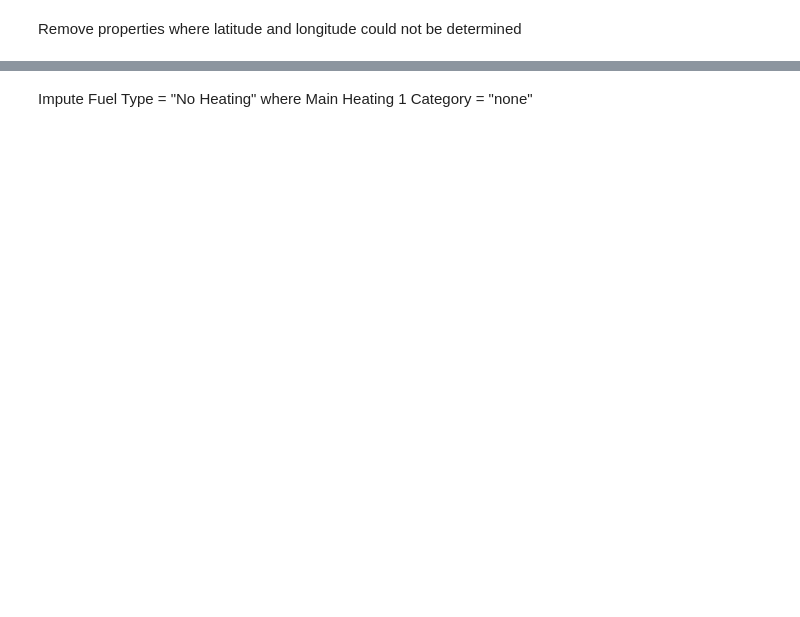
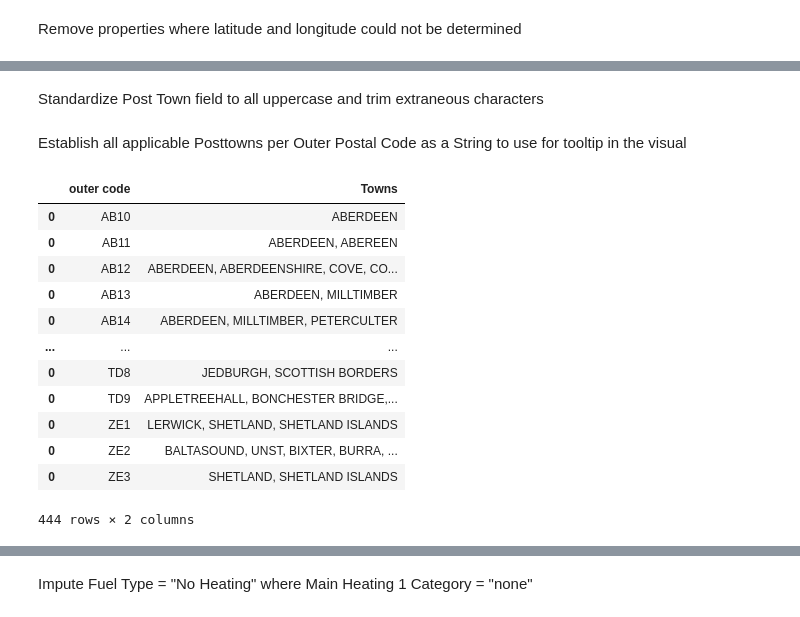
Before and after one commit to DaveGuenther/Energy-Efficiency-of-Dwellings-in-Scotland, a Jupyter notebook: preprocessing.ipynb, the cells around one changed output, grey strips where cells are left out. Saved outputs shown, nothing was run; the diff lists cells and outputs as text; code cells hidden in the pictures; blank space fills up the shorter version.

```diff
--- a/preprocessing.ipynb
+++ b/preprocessing.ipynb
@@ -219,0 +226,13 @@ Total Rows dropped where location data could not be determined: 3881
+# %%
+df_epc_reports['Address'] = df_epc_reports['Address'].str.upper()
+# %% [markdown]
+Standardize Post Town field to all uppercase and trim extraneous characters
+# %%
+df_epc_reports['POST_TOWN'] = df_epc_reports['POST_TOWN'].str.lower()
+df_epc_reports['POST_TOWN'] = df_epc_reports['POST_TOWN'].str.upper()
+# %%
+df_epc_reports['POST_TOWN'] = df_epc_reports['POST_TOWN'].str.strip()
+df_epc_reports['POST_TOWN'] = df_epc_reports['POST_TOWN'].str.strip(',')
+df_epc_reports['POST_TOWN'] = df_epc_reports['POST_TOWN'].str.strip()
+# %% [markdown]
+Establish all applicable Posttowns per Outer Postal Code as a String to use for tooltip in the visual
@@ -219,0 +247,16 @@ Total Rows dropped where location data could not be determined: 3881
+# %%
+df_lookup_towns
+# %% [output]
+|  | outer code | Towns |
+| 0 | AB10 | ABERDEEN |
+| 0 | AB11 | ABERDEEN, ABEREEN |
+| 0 | AB12 | ABERDEEN, ABERDEENSHIRE, COVE, CO... |
+| 0 | AB13 | ABERDEEN, MILLTIMBER |
+| 0 | AB14 | ABERDEEN, MILLTIMBER, PETERCULTER |
+| ... | ... | ... |
+| 0 | TD8 | JEDBURGH, SCOTTISH BORDERS |
+| 0 | TD9 | APPLETREEHALL, BONCHESTER BRIDGE,... |
+| 0 | ZE1 | LERWICK, SHETLAND, SHETLAND ISLANDS |
+| 0 | ZE2 | BALTASOUND, UNST, BIXTER, BURRA, ... |
+| 0 | ZE3 | SHETLAND, SHETLAND ISLANDS |
+444 rows × 2 columns
```
Also changed, not shown: parts of 29 cells of this notebook.
